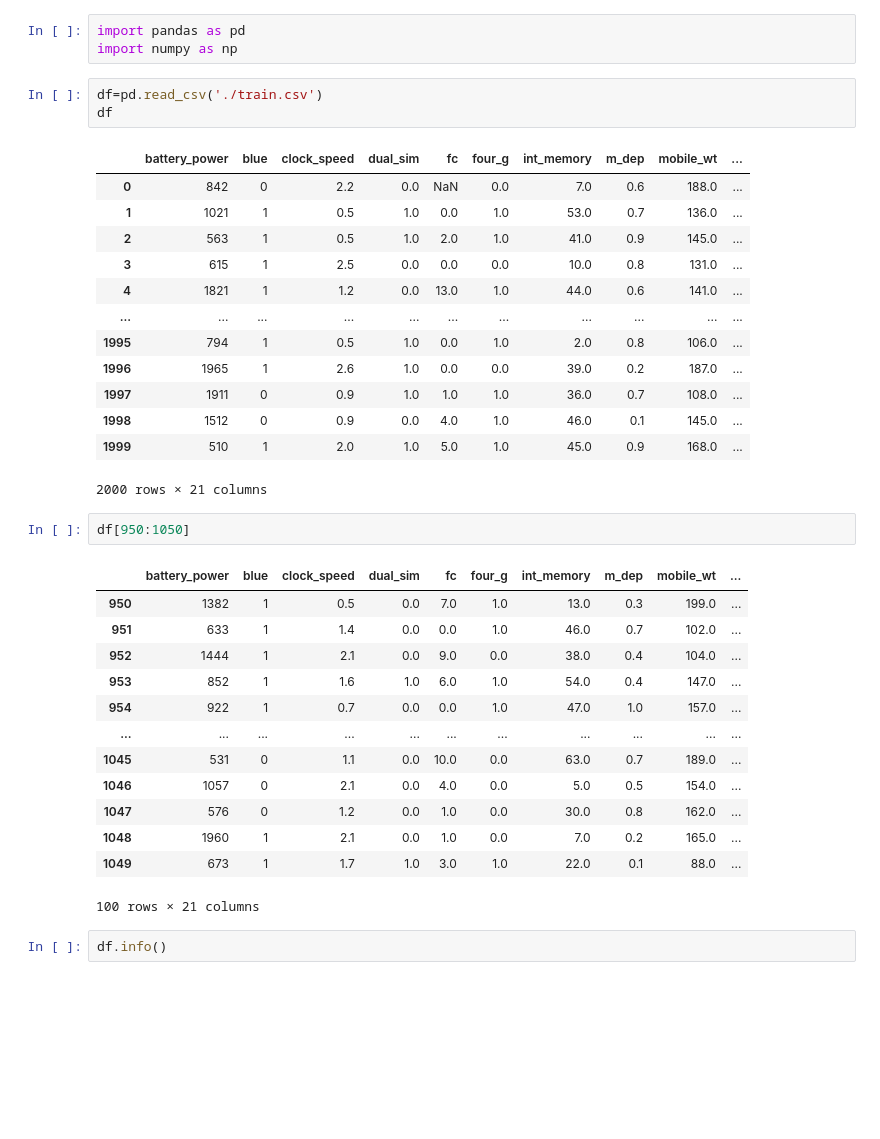
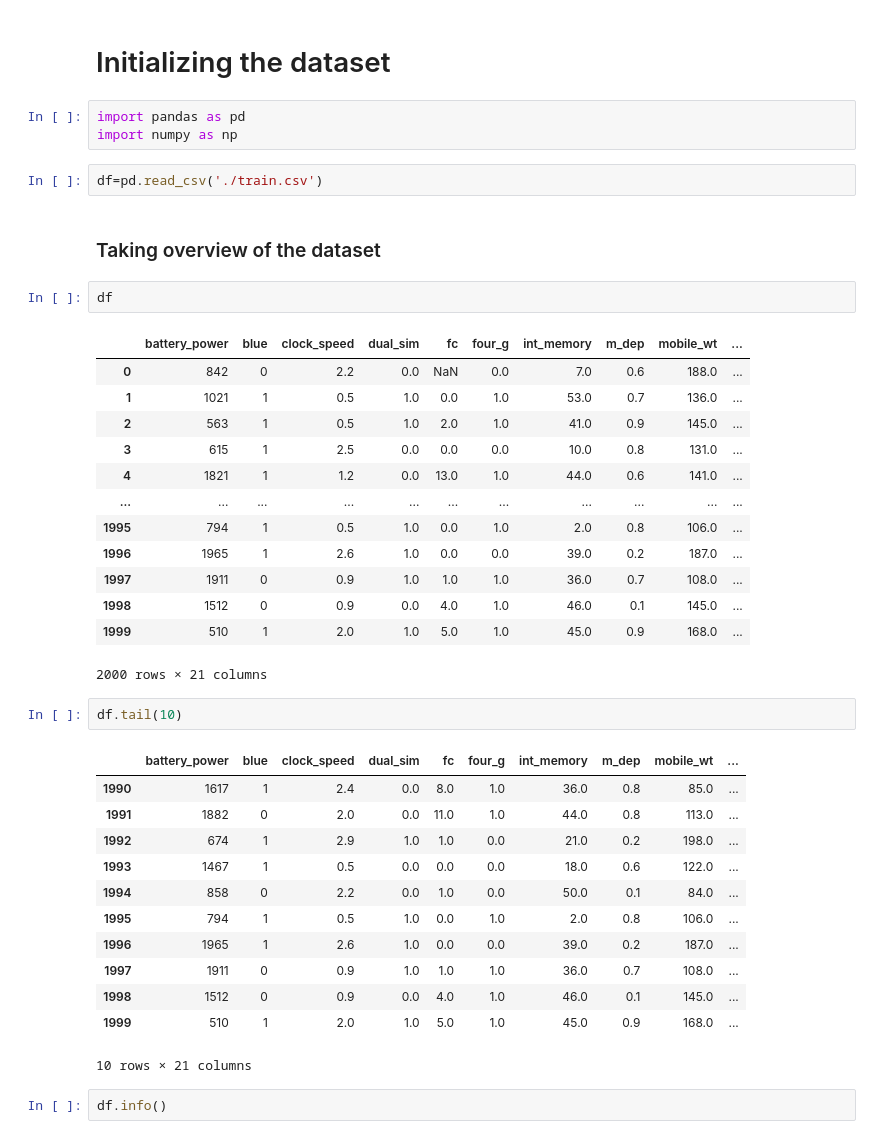
Before and after one commit to 2shashank11/Mobile-Price-Prediction, a Jupyter notebook: main.ipynb, the cells around one changed output. Cells and saved outputs as stored; diff of their text form; blank space fills up the shorter version.

```diff
--- a/main.ipynb
+++ b/main.ipynb
@@ -1,39 +3,43 @@
+# %% [markdown]
+# Initializing the dataset
 # %%
 import pandas as pd
 import numpy as np
 # %%
 df=pd.read_csv('./train.csv')
-df
-# %% [output]
-|  | battery_power | blue | clock_speed | dual_sim | fc | four_g | int_memory | m_dep | mobile_wt | ... |
-| 0 | 842 | 0 | 2.2 | 0.0 | NaN | 0.0 | 7.0 | 0.6 | 188.0 | ... |
-| 1 | 1021 | 1 | 0.5 | 1.0 | 0.0 | 1.0 | 53.0 | 0.7 | 136.0 | ... |
-| 2 | 563 | 1 | 0.5 | 1.0 | 2.0 | 1.0 | 41.0 | 0.9 | 145.0 | ... |
-| 3 | 615 | 1 | 2.5 | 0.0 | 0.0 | 0.0 | 10.0 | 0.8 | 131.0 | ... |
-| 4 | 1821 | 1 | 1.2 | 0.0 | 13.0 | 1.0 | 44.0 | 0.6 | 141.0 | ... |
-| ... | ... | ... | ... | ... | ... | ... | ... | ... | ... | ... |
-| 1995 | 794 | 1 | 0.5 | 1.0 | 0.0 | 1.0 | 2.0 | 0.8 | 106.0 | ... |
-| 1996 | 1965 | 1 | 2.6 | 1.0 | 0.0 | 0.0 | 39.0 | 0.2 | 187.0 | ... |
-| 1997 | 1911 | 0 | 0.9 | 1.0 | 1.0 | 1.0 | 36.0 | 0.7 | 108.0 | ... |
-| 1998 | 1512 | 0 | 0.9 | 0.0 | 4.0 | 1.0 | 46.0 | 0.1 | 145.0 | ... |
-| 1999 | 510 | 1 | 2.0 | 1.0 | 5.0 | 1.0 | 45.0 | 0.9 | 168.0 | ... |
-2000 rows × 21 columns
+# %% [markdown]
+### Taking overview of the dataset
 # %%
-df[950:1050]
+df
 # %% [output]
 |  | battery_power | blue | clock_speed | dual_sim | fc | four_g | int_memory | m_dep | mobile_wt | ... |
-| 950 | 1382 | 1 | 0.5 | 0.0 | 7.0 | 1.0 | 13.0 | 0.3 | 199.0 | ... |
-| 951 | 633 | 1 | 1.4 | 0.0 | 0.0 | 1.0 | 46.0 | 0.7 | 102.0 | ... |
-| 952 | 1444 | 1 | 2.1 | 0.0 | 9.0 | 0.0 | 38.0 | 0.4 | 104.0 | ... |
-| 953 | 852 | 1 | 1.6 | 1.0 | 6.0 | 1.0 | 54.0 | 0.4 | 147.0 | ... |
-| 954 | 922 | 1 | 0.7 | 0.0 | 0.0 | 1.0 | 47.0 | 1.0 | 157.0 | ... |
+| 0 | 842 | 0 | 2.2 | 0.0 | NaN | 0.0 | 7.0 | 0.6 | 188.0 | ... |
+| 1 | 1021 | 1 | 0.5 | 1.0 | 0.0 | 1.0 | 53.0 | 0.7 | 136.0 | ... |
+| 2 | 563 | 1 | 0.5 | 1.0 | 2.0 | 1.0 | 41.0 | 0.9 | 145.0 | ... |
+| 3 | 615 | 1 | 2.5 | 0.0 | 0.0 | 0.0 | 10.0 | 0.8 | 131.0 | ... |
+| 4 | 1821 | 1 | 1.2 | 0.0 | 13.0 | 1.0 | 44.0 | 0.6 | 141.0 | ... |
 | ... | ... | ... | ... | ... | ... | ... | ... | ... | ... | ... |
-| 1045 | 531 | 0 | 1.1 | 0.0 | 10.0 | 0.0 | 63.0 | 0.7 | 189.0 | ... |
-| 1046 | 1057 | 0 | 2.1 | 0.0 | 4.0 | 0.0 | 5.0 | 0.5 | 154.0 | ... |
-| 1047 | 576 | 0 | 1.2 | 0.0 | 1.0 | 0.0 | 30.0 | 0.8 | 162.0 | ... |
-| 1048 | 1960 | 1 | 2.1 | 0.0 | 1.0 | 0.0 | 7.0 | 0.2 | 165.0 | ... |
-| 1049 | 673 | 1 | 1.7 | 1.0 | 3.0 | 1.0 | 22.0 | 0.1 | 88.0 | ... |
+| 1995 | 794 | 1 | 0.5 | 1.0 | 0.0 | 1.0 | 2.0 | 0.8 | 106.0 | ... |
+| 1996 | 1965 | 1 | 2.6 | 1.0 | 0.0 | 0.0 | 39.0 | 0.2 | 187.0 | ... |
+| 1997 | 1911 | 0 | 0.9 | 1.0 | 1.0 | 1.0 | 36.0 | 0.7 | 108.0 | ... |
+| 1998 | 1512 | 0 | 0.9 | 0.0 | 4.0 | 1.0 | 46.0 | 0.1 | 145.0 | ... |
+| 1999 | 510 | 1 | 2.0 | 1.0 | 5.0 | 1.0 | 45.0 | 0.9 | 168.0 | ... |
-100 rows × 21 columns
+2000 rows × 21 columns
+# %%
+df.tail(10)
+# %% [output]
+|  | battery_power | blue | clock_speed | dual_sim | fc | four_g | int_memory | m_dep | mobile_wt | ... |
+| 1990 | 1617 | 1 | 2.4 | 0.0 | 8.0 | 1.0 | 36.0 | 0.8 | 85.0 | ... |
+| 1991 | 1882 | 0 | 2.0 | 0.0 | 11.0 | 1.0 | 44.0 | 0.8 | 113.0 | ... |
+| 1992 | 674 | 1 | 2.9 | 1.0 | 1.0 | 0.0 | 21.0 | 0.2 | 198.0 | ... |
+| 1993 | 1467 | 1 | 0.5 | 0.0 | 0.0 | 0.0 | 18.0 | 0.6 | 122.0 | ... |
+| 1994 | 858 | 0 | 2.2 | 0.0 | 1.0 | 0.0 | 50.0 | 0.1 | 84.0 | ... |
+| 1995 | 794 | 1 | 0.5 | 1.0 | 0.0 | 1.0 | 2.0 | 0.8 | 106.0 | ... |
+| 1996 | 1965 | 1 | 2.6 | 1.0 | 0.0 | 0.0 | 39.0 | 0.2 | 187.0 | ... |
+| 1997 | 1911 | 0 | 0.9 | 1.0 | 1.0 | 1.0 | 36.0 | 0.7 | 108.0 | ... |
+| 1998 | 1512 | 0 | 0.9 | 0.0 | 4.0 | 1.0 | 46.0 | 0.1 | 145.0 | ... |
+| 1999 | 510 | 1 | 2.0 | 1.0 | 5.0 | 1.0 | 45.0 | 0.9 | 168.0 | ... |
+10 rows × 21 columns
 # %%
 df.info()
 # %% [output]
```
Also changed, not shown: parts of 46 cells of this notebook.
